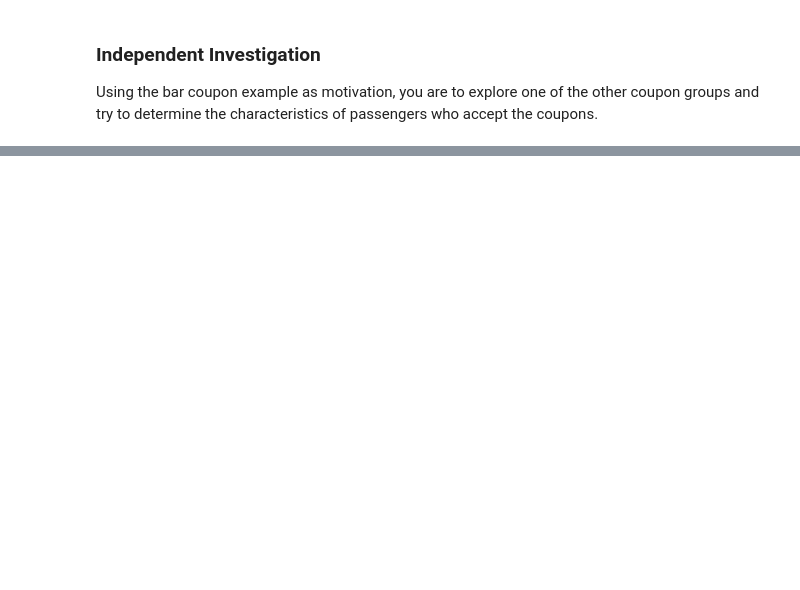
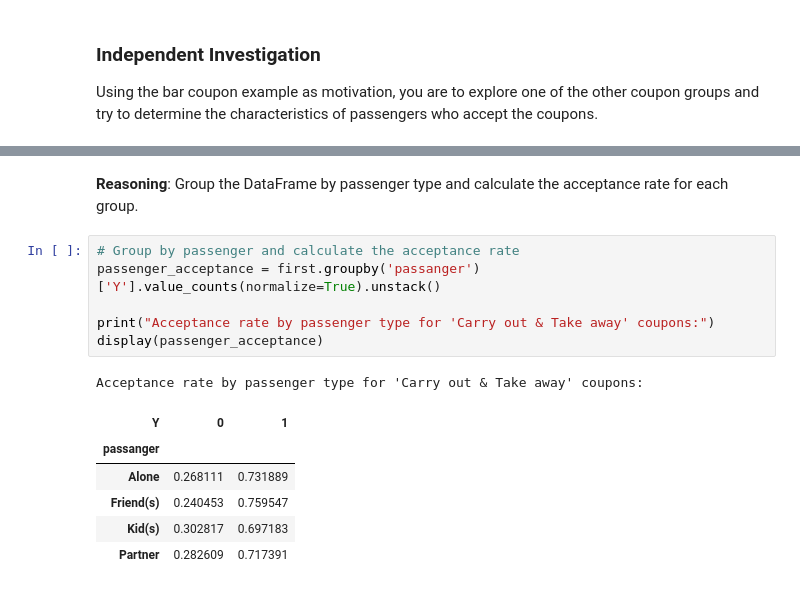
Before and after one commit to vappanna/My_First, a Jupyter notebook: prompt.ipynb, the cells around one changed output, grey strips where cells are left out. Cells and saved outputs as stored; diff of their text form; blank space fills up the shorter version.

```diff
--- a/prompt.ipynb
+++ b/prompt.ipynb
@@ -199,0 +350,17 @@ Using the bar coupon example as motivation, you are to explore one of the other
+# %% [markdown]
+**Reasoning**:
+Group the DataFrame by passenger type and calculate the acceptance rate for each group.
+# %%
+# Group by passenger and calculate the acceptance rate
+passenger_acceptance = first.groupby('passanger')['Y'].value_counts(normalize=True).unstack()
+
+print("Acceptance rate by passenger type for 'Carry out & Take away' coupons:")
+display(passenger_acceptance)
+# %% [output]
+Acceptance rate by passenger type for 'Carry out & Take away' coupons:
+| Y | 0 | 1 |
+| passanger |  |  |
+| Alone | 0.268111 | 0.731889 |
+| Friend(s) | 0.240453 | 0.759547 |
+| Kid(s) | 0.302817 | 0.697183 |
+| Partner | 0.282609 | 0.717391 |
```
Also changed, not shown: parts of 27 cells of this notebook.
